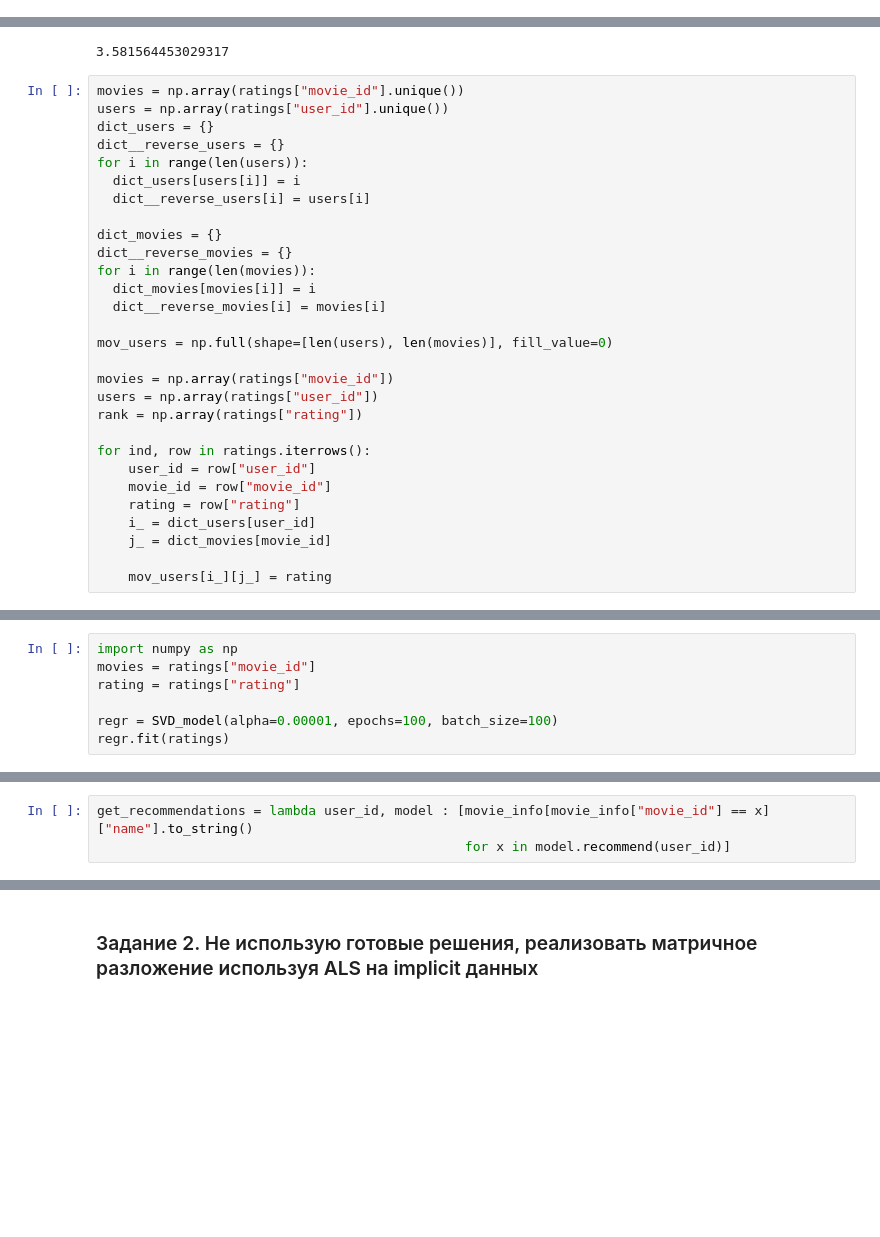
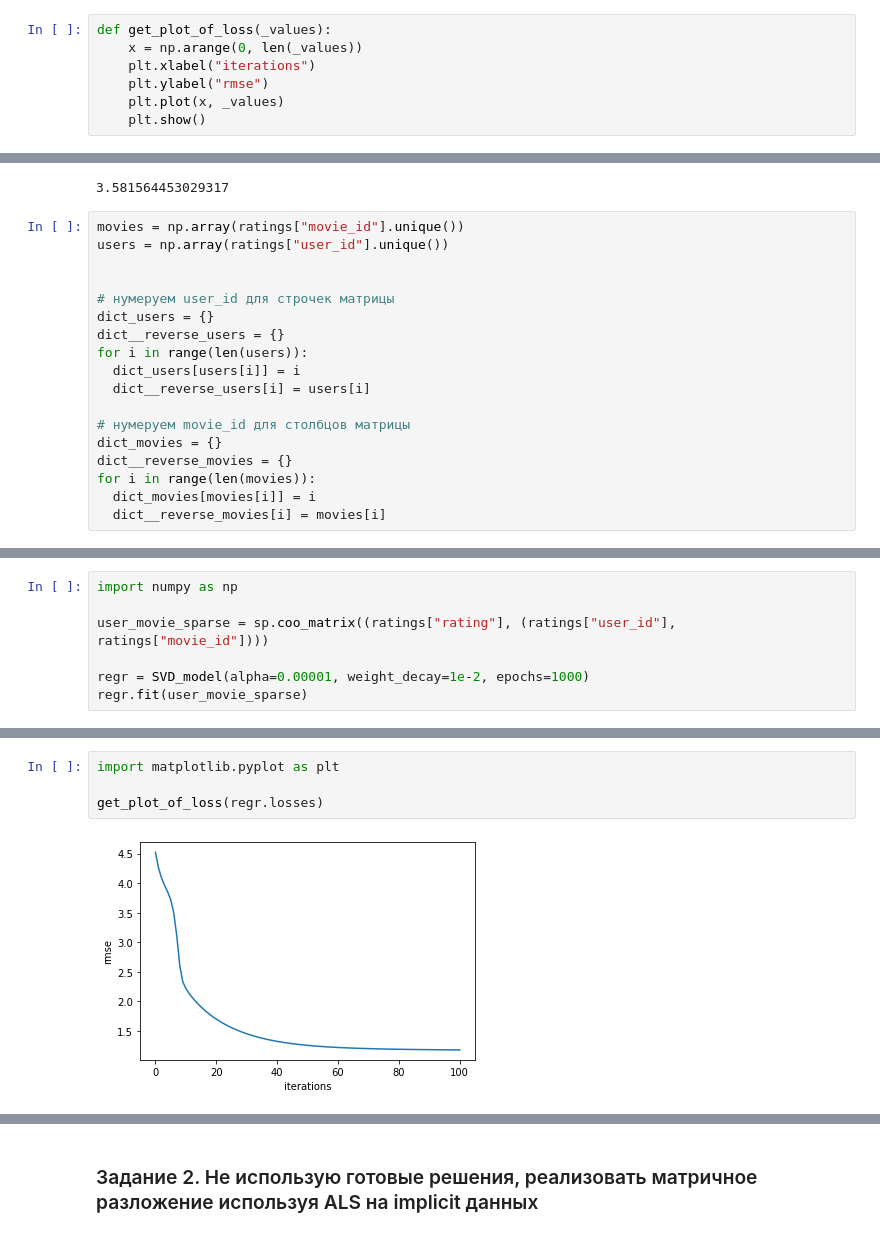
Before and after one commit to Anvarka/RecSys, a Jupyter notebook: HW_1_RECSYS_HSE.ipynb, the cells around one changed output, grey strips where cells are left out. Saved outputs shown, nothing was run; the diff lists cells and outputs as text; blank space fills up the shorter version.

```diff
--- a/HW_1_RECSYS_HSE.ipynb
+++ b/HW_1_RECSYS_HSE.ipynb
@@ -234,3 +275,10 @@ get_recommendations(4, model)
+# %%
+def get_plot_of_loss(_values):
+    x = np.arange(0, len(_values))
+    plt.xlabel("iterations")
+    plt.ylabel("rmse")
+    plt.plot(x, _values)
+    plt.show()
 # %% [markdown]
 ### Задание 1. Не использую готовые решения, реализовать SVD разложение используя SGD на explicit данных
 # %%
@@ -243,30 +291,19 @@ ratings["rating"].mean()
 # %%
 movies = np.array(ratings["movie_id"].unique())
 users = np.array(ratings["user_id"].unique())
+
+
+# нумеруем user_id для строчек матрицы
 dict_users = {}
 dict__reverse_users = {}
 for i in range(len(users)):
   dict_users[users[i]] = i
   dict__reverse_users[i] = users[i]
 
+# нумеруем movie_id для столбцов матрицы
 dict_movies = {}
 dict__reverse_movies = {}
 for i in range(len(movies)):
   dict_movies[movies[i]] = i
   dict__reverse_movies[i] = movies[i]
-
-mov_users = np.full(shape=[len(users), len(movies)], fill_value=0)
-
-movies = np.array(ratings["movie_id"])
-users = np.array(ratings["user_id"])
-rank = np.array(ratings["rating"])
-
-for ind, row in ratings.iterrows():
-    user_id = row["user_id"]
-    movie_id = row["movie_id"]
-    rating = row["rating"]
-    i_ = dict_users[user_id]
-    j_ = dict_movies[movie_id]
-
-    mov_users[i_][j_] = rating
 # %%
@@ -323,8 +349,8 @@ class SVD_model:
 # %%
 import numpy as np
-movies = ratings["movie_id"]
-rating = ratings["rating"]
 
-regr = SVD_model(alpha=0.00001, epochs=100, batch_size=100)
-regr.fit(ratings)
+user_movie_sparse = sp.coo_matrix((ratings["rating"], (ratings["user_id"], ratings["movie_id"])))
+
+regr = SVD_model(alpha=0.00001, weight_decay=1e-2, epochs=1000)
+regr.fit(user_movie_sparse)
 # %% [output]
@@ -370,3 +358,6 @@ get_similars(3399, regr)
-# %%
-get_recommendations = lambda user_id, model : [movie_info[movie_info["movie_id"] == x]["name"].to_string()
-                                               for x in model.recommend(user_id)]
+# %%
+import matplotlib.pyplot as plt
+
+get_plot_of_loss(regr.losses)
+# %% [output]
+[figure, added]
```
Also changed, not shown: parts of 20 cells of this notebook.
